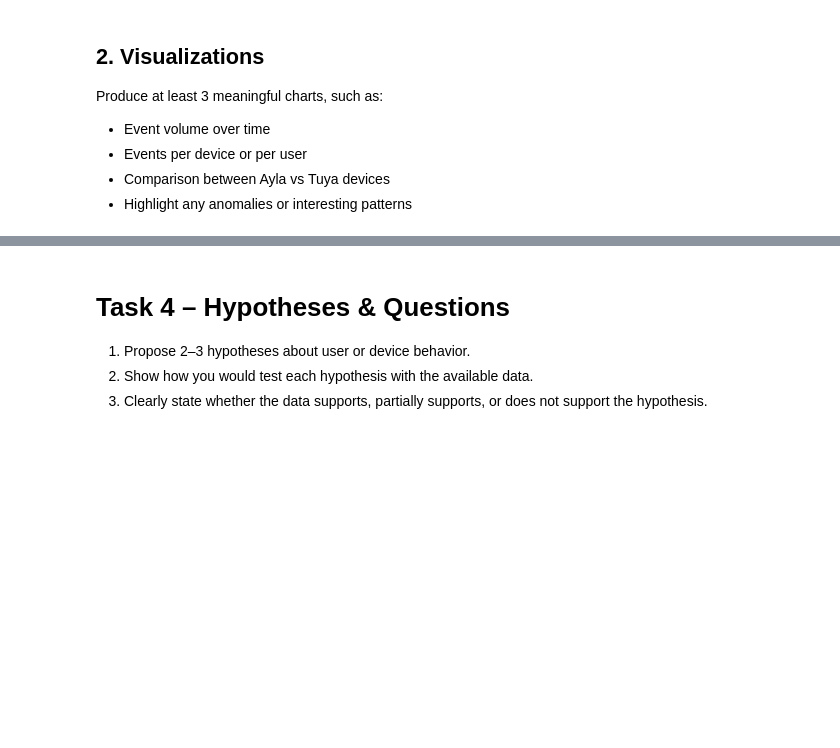
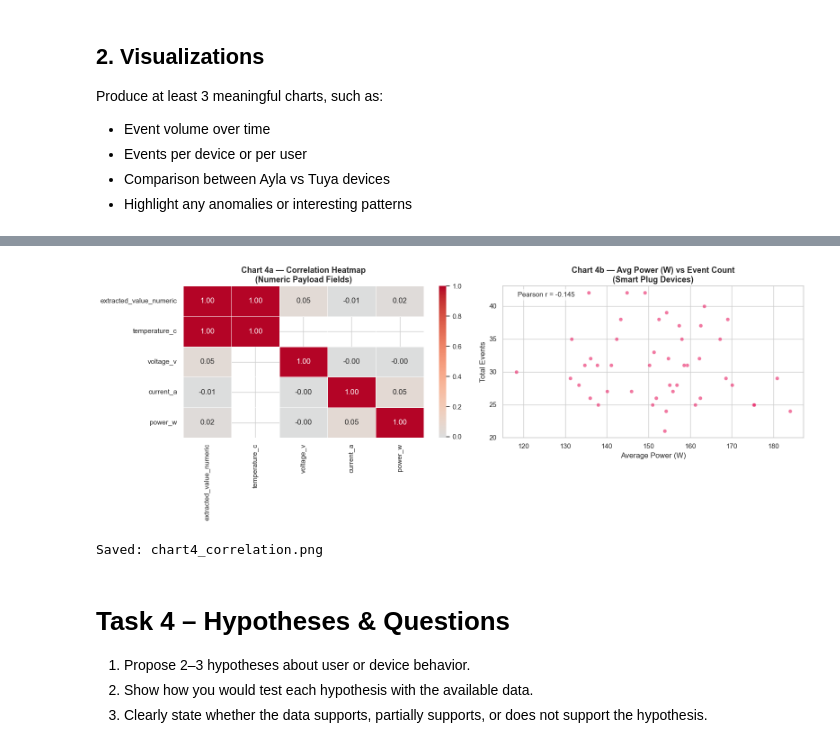
Before and after one commit to mbobat1/data-analysis-assessment, a Jupyter notebook: notebooks/analysis.ipynb, the cells around one changed output, grey strips where cells are left out. Saved outputs shown, nothing was run; the diff lists cells and outputs as text; code cells hidden in the pictures; blank space fills up the shorter version.

```diff
--- a/notebooks/analysis.ipynb
+++ b/notebooks/analysis.ipynb
@@ -399,3 +484,78 @@ Produce at least 3 meaningful charts, such as:
+# %%
+
+# Chart 4: Correlation Heatmap + Scatter
+# ---- Build merged DataFrame ----
+df_merged = df_events.merge(
+    df_devices[["device_id", "device_type", "network", "user_id", "firmware_version"]],
+    on="device_id",
+    how="left",
+)
+fig, axes = plt.subplots(1, 2, figsize=(16, 6))
+
+# ---- Chart 5a: Correlation Heatmap ----
+numeric_cols = [
+    "extracted_value_numeric",
+    "temperature_c",
+    "voltage_v",
+    "current_a",
+    "power_w",
+]
+corr_matrix = df_merged[numeric_cols].corr()
+
+sns.heatmap(
+    corr_matrix,
+    annot=True,
+    fmt=".2f",
+    cmap="coolwarm",
+    ax=axes[0],
+    center=0,
+    linewidths=0.5,
+)
+axes[0].set_title(
+    "Chart 4a — Correlation Heatmap\n(Numeric Payload Fields)",
+    fontsize=13,
+    fontweight="bold",
+)
+
+# ---- Chart 5b: Avg Power vs Avg Daily Events per Device ----
+device_corr = (
+    df_merged[df_merged["power_w"].notna()]
+    .groupby("device_id")
+    .agg(avg_daily_events=("event_id", "count"), avg_power=("power_w", "mean"))
+    .reset_index()
+)
+r = device_corr["avg_power"].corr(device_corr["avg_daily_events"])
+
+axes[1].scatter(
+    device_corr["avg_power"],
+    device_corr["avg_daily_events"],
+    alpha=0.6,
+    color="#E91E63",
+    edgecolors="white",
+    linewidth=0.5,
+)
+axes[1].annotate(
+    f"Pearson r = {r:.3f}",
+    xy=(0.05, 0.93),
+    xycoords="axes fraction",
+    fontsize=11,
+    bbox=dict(boxstyle="round,pad=0.3", facecolor="white", alpha=0.7),
+)
+axes[1].set_title(
+    "Chart 4b — Avg Power (W) vs Event Count\n(Smart Plug Devices)",
+    fontsize=13,
+    fontweight="bold",
+)
+axes[1].set_xlabel("Average Power (W)")
+axes[1].set_ylabel("Total Events")
+
+plt.tight_layout()
+plt.savefig("../charts/chart4_correlation.png", dpi=150, bbox_inches="tight")
+plt.show()
+print("Saved: chart4_correlation.png")
+# %% [output]
+[figure, added]
+Saved: chart4_correlation.png
 # %% [markdown]
 # Task 4 – Hypotheses & Questions
 
```
Also changed, not shown: parts of 2 cells of this notebook, 4 other files.
